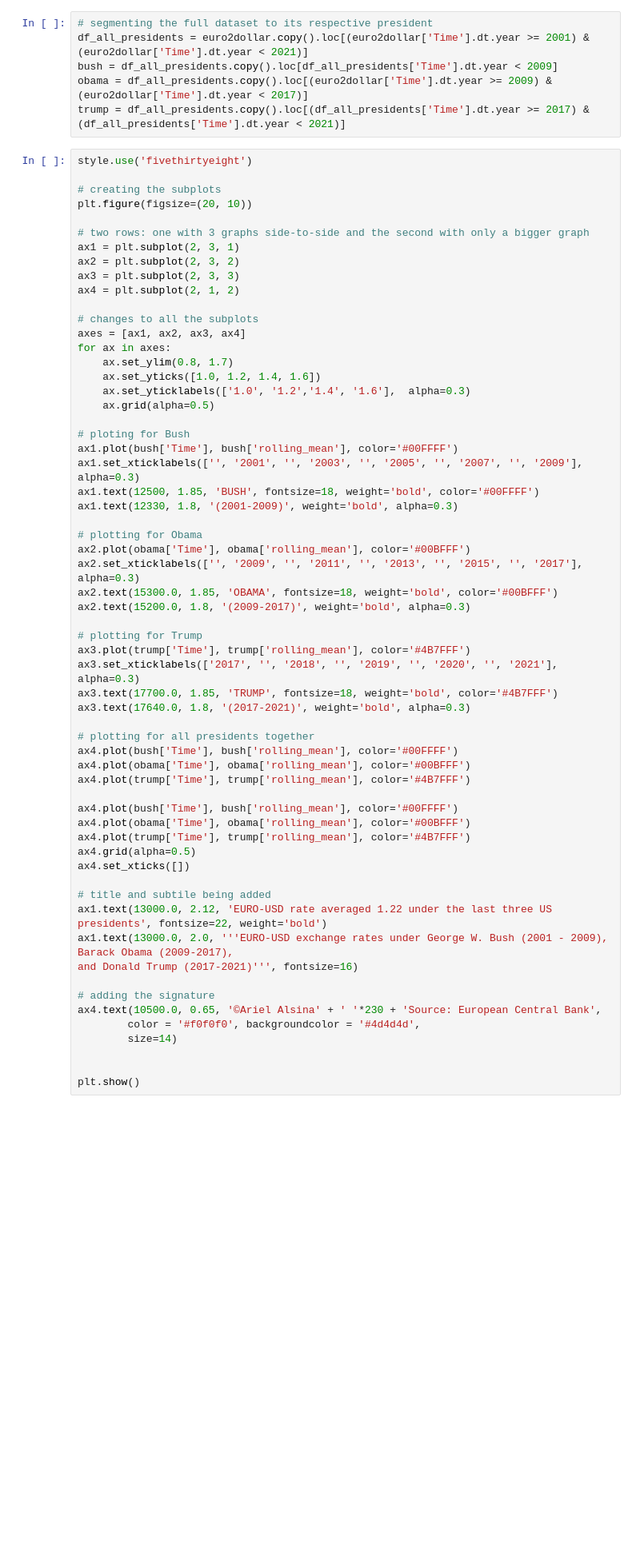
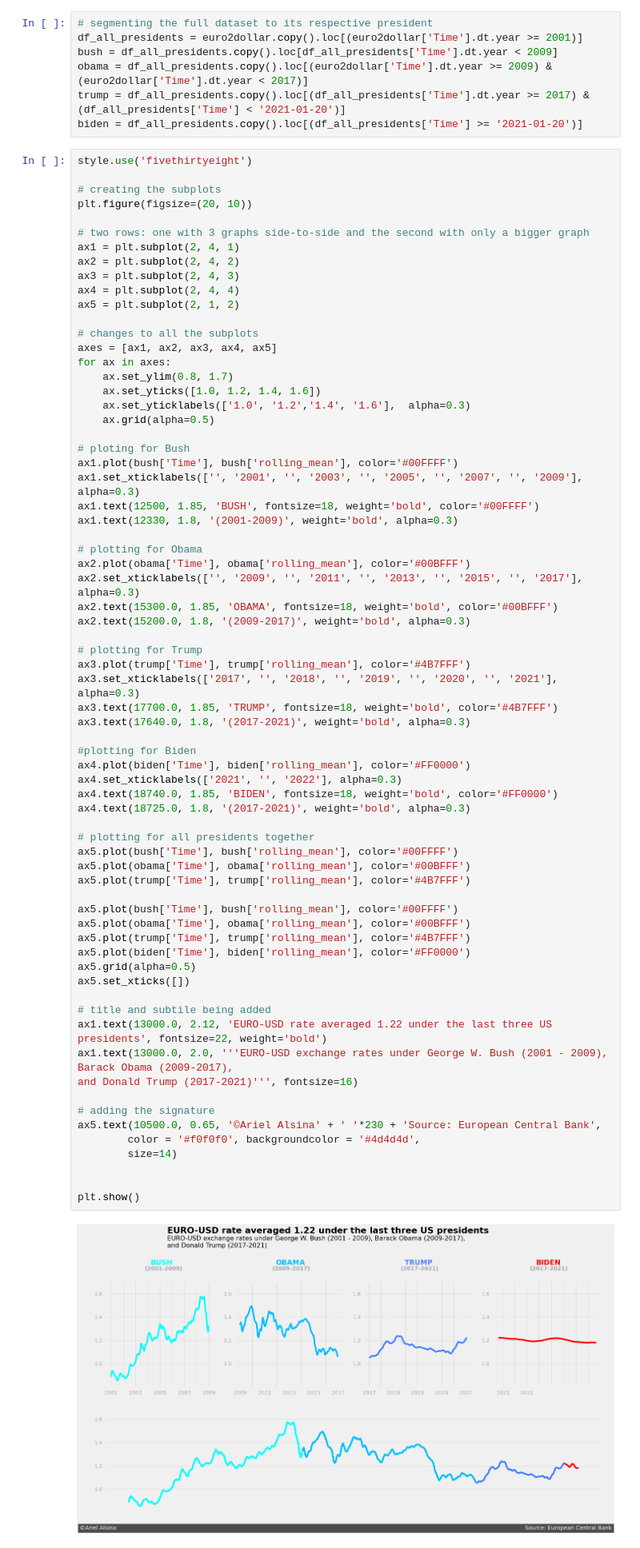
Before and after one commit to Cogitus/A-brief-walkthrough-on-data-story-telling, a Jupyter notebook: data_story_telling.ipynb, the cells around one changed output. Shown: that part at 80% size. Saved outputs shown, nothing was run; the diff lists cells and outputs as text; blank space fills up the shorter version.

```diff
--- a/data_story_telling.ipynb
+++ b/data_story_telling.ipynb
@@ -130,10 +204,11 @@ Here, our objective is to see how the euro to dollar parity fluctuated over the
 So we have to filter our data, since it started on 1999.
 # %%
 # segmenting the full dataset to its respective president
-df_all_presidents = euro2dollar.copy().loc[(euro2dollar['Time'].dt.year >= 2001) & (euro2dollar['Time'].dt.year < 2021)]
+df_all_presidents = euro2dollar.copy().loc[(euro2dollar['Time'].dt.year >= 2001)]
 bush = df_all_presidents.copy().loc[df_all_presidents['Time'].dt.year < 2009]
 obama = df_all_presidents.copy().loc[(euro2dollar['Time'].dt.year >= 2009) & (euro2dollar['Time'].dt.year < 2017)]
-trump = df_all_presidents.copy().loc[(df_all_presidents['Time'].dt.year >= 2017) & (df_all_presidents['Time'].dt.year < 2021)]
+trump = df_all_presidents.copy().loc[(df_all_presidents['Time'].dt.year >= 2017) & (df_all_presidents['Time'] < '2021-01-20')]
+biden = df_all_presidents.copy().loc[(df_all_presidents['Time'] >= '2021-01-20')]
 # %%
 style.use('fivethirtyeight')
 
@@ -141,13 +216,14 @@ style.use('fivethirtyeight')
 plt.figure(figsize=(20, 10))
 
 # two rows: one with 3 graphs side-to-side and the second with only a bigger graph
-ax1 = plt.subplot(2, 3, 1)
-ax2 = plt.subplot(2, 3, 2)
-ax3 = plt.subplot(2, 3, 3)
-ax4 = plt.subplot(2, 1, 2)
+ax1 = plt.subplot(2, 4, 1)
+ax2 = plt.subplot(2, 4, 2)
+ax3 = plt.subplot(2, 4, 3)
+ax4 = plt.subplot(2, 4, 4)
+ax5 = plt.subplot(2, 1, 2)
 
 # changes to all the subplots
-axes = [ax1, ax2, ax3, ax4]
+axes = [ax1, ax2, ax3, ax4, ax5]
 for ax in axes:
     ax.set_ylim(0.8, 1.7)
     ax.set_yticks([1.0, 1.2, 1.4, 1.6])
@@ -159,39 +235,48 @@ ax1.plot(bush['Time'], bush['rolling_mean'], color='#00FFFF')
 ax1.set_xticklabels(['', '2001', '', '2003', '', '2005', '', '2007', '', '2009'], alpha=0.3)
 ax1.text(12500, 1.85, 'BUSH', fontsize=18, weight='bold', color='#00FFFF')
 ax1.text(12330, 1.8, '(2001-2009)', weight='bold', alpha=0.3)
 
 # plotting for Obama
 ax2.plot(obama['Time'], obama['rolling_mean'], color='#00BFFF')
 ax2.set_xticklabels(['', '2009', '', '2011', '', '2013', '', '2015', '', '2017'], alpha=0.3)
 ax2.text(15300.0, 1.85, 'OBAMA', fontsize=18, weight='bold', color='#00BFFF')
 ax2.text(15200.0, 1.8, '(2009-2017)', weight='bold', alpha=0.3)
 
 # plotting for Trump
 ax3.plot(trump['Time'], trump['rolling_mean'], color='#4B7FFF')
 ax3.set_xticklabels(['2017', '', '2018', '', '2019', '', '2020', '', '2021'], alpha=0.3)
 ax3.text(17700.0, 1.85, 'TRUMP', fontsize=18, weight='bold', color='#4B7FFF')
 ax3.text(17640.0, 1.8, '(2017-2021)', weight='bold', alpha=0.3)
 
+#plotting for Biden
+ax4.plot(biden['Time'], biden['rolling_mean'], color='#FF0000')
+ax4.set_xticklabels(['2021', '', '2022'], alpha=0.3)
+ax4.text(18740.0, 1.85, 'BIDEN', fontsize=18, weight='bold', color='#FF0000')
+ax4.text(18725.0, 1.8, '(2017-2021)', weight='bold', alpha=0.3)
+
 # plotting for all presidents together
-ax4.plot(bush['Time'], bush['rolling_mean'], color='#00FFFF')
-ax4.plot(obama['Time'], obama['rolling_mean'], color='#00BFFF')
-ax4.plot(trump['Time'], trump['rolling_mean'], color='#4B7FFF')
+ax5.plot(bush['Time'], bush['rolling_mean'], color='#00FFFF')
+ax5.plot(obama['Time'], obama['rolling_mean'], color='#00BFFF')
+ax5.plot(trump['Time'], trump['rolling_mean'], color='#4B7FFF')
 
-ax4.plot(bush['Time'], bush['rolling_mean'], color='#00FFFF')
-ax4.plot(obama['Time'], obama['rolling_mean'], color='#00BFFF')
-ax4.plot(trump['Time'], trump['rolling_mean'], color='#4B7FFF')
-ax4.grid(alpha=0.5)
-ax4.set_xticks([])
+ax5.plot(bush['Time'], bush['rolling_mean'], color='#00FFFF')
+ax5.plot(obama['Time'], obama['rolling_mean'], color='#00BFFF')
+ax5.plot(trump['Time'], trump['rolling_mean'], color='#4B7FFF')
+ax5.plot(biden['Time'], biden['rolling_mean'], color='#FF0000')
+ax5.grid(alpha=0.5)
+ax5.set_xticks([])
 
 # title and subtile being added
 ax1.text(13000.0, 2.12, 'EURO-USD rate averaged 1.22 under the last three US presidents', fontsize=22, weight='bold')
 ax1.text(13000.0, 2.0, '''EURO-USD exchange rates under George W. Bush (2001 - 2009), Barack Obama (2009-2017),
 and Donald Trump (2017-2021)''', fontsize=16)
 
 # adding the signature
-ax4.text(10500.0, 0.65, '©Ariel Alsina' + ' '*230 + 'Source: European Central Bank',
+ax5.text(10500.0, 0.65, '©Ariel Alsina' + ' '*230 + 'Source: European Central Bank',
         color = '#f0f0f0', backgroundcolor = '#4d4d4d',
         size=14)
 
 
 plt.show()
+# %% [output]
+[figure, added]
```
Also changed, not shown: parts of 13 cells of this notebook.
